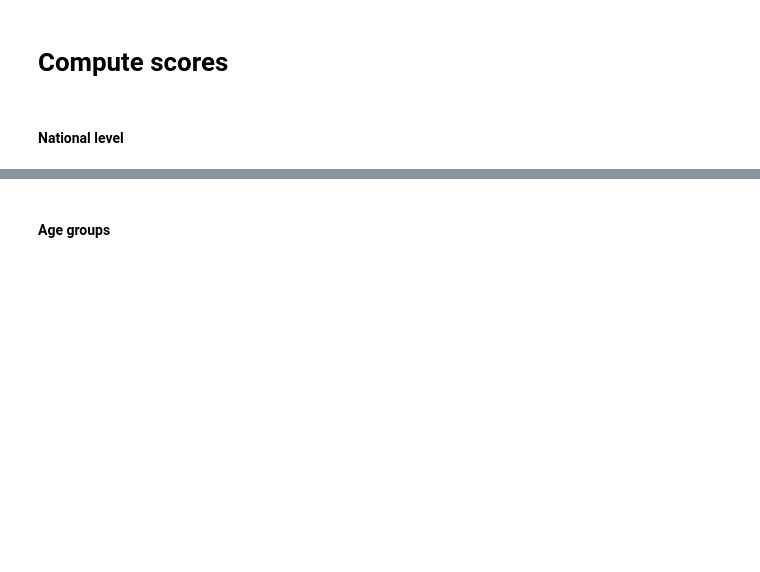
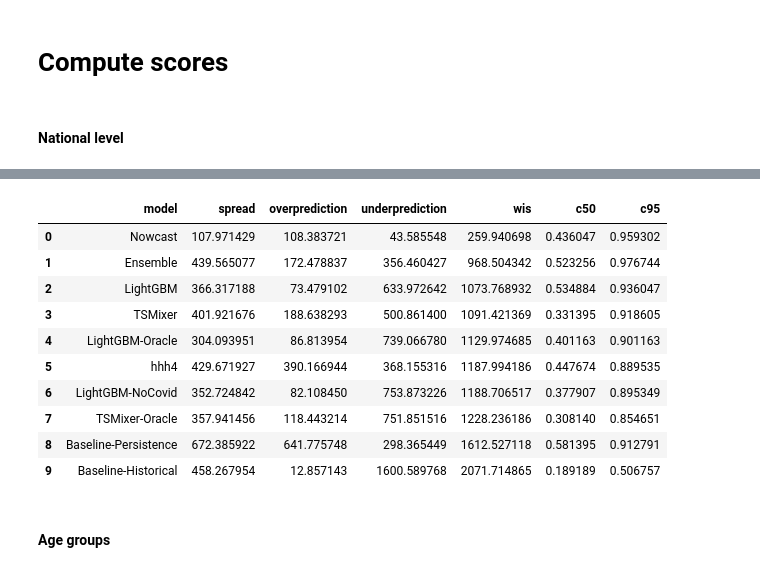
Before and after one commit to dwolffram/SARI-ML, a Jupyter notebook: post-covid/nowcast_evaluation.ipynb, the cells around one changed output, grey strips where cells are left out. Saved outputs shown, nothing was run; the diff lists cells and outputs as text; code cells hidden in the pictures; blank space fills up the shorter version.

```diff
--- a/post-covid/nowcast_evaluation.ipynb
+++ b/post-covid/nowcast_evaluation.ipynb
@@ -116,3 +128,17 @@ evaluate_models(df, 'national')
+# %%
+evaluate_models(df, 'national')
+# %% [output]
+|  | model | spread | overprediction | underprediction | wis | c50 | c95 |
+| 0 | Nowcast | 107.971429 | 108.383721 | 43.585548 | 259.940698 | 0.436047 | 0.959302 |
+| 1 | Ensemble | 439.565077 | 172.478837 | 356.460427 | 968.504342 | 0.523256 | 0.976744 |
+| 2 | LightGBM | 366.317188 | 73.479102 | 633.972642 | 1073.768932 | 0.534884 | 0.936047 |
+| 3 | TSMixer | 401.921676 | 188.638293 | 500.861400 | 1091.421369 | 0.331395 | 0.918605 |
+| 4 | LightGBM-Oracle | 304.093951 | 86.813954 | 739.066780 | 1129.974685 | 0.401163 | 0.901163 |
+| 5 | hhh4 | 429.671927 | 390.166944 | 368.155316 | 1187.994186 | 0.447674 | 0.889535 |
+| 6 | LightGBM-NoCovid | 352.724842 | 82.108450 | 753.873226 | 1188.706517 | 0.377907 | 0.895349 |
+| 7 | TSMixer-Oracle | 357.941456 | 118.443214 | 751.851516 | 1228.236186 | 0.308140 | 0.854651 |
+| 8 | Baseline-Persistence | 672.385922 | 641.775748 | 298.365449 | 1612.527118 | 0.581395 | 0.912791 |
+| 9 | Baseline-Historical | 458.267954 | 12.857143 | 1600.589768 | 2071.714865 | 0.189189 | 0.506757 |
 # %%
 # evaluate_models(df, 'national', by_horizon=True)
 # %% [markdown]
```
Also changed, not shown: parts of 9 cells of this notebook, 5 other files.
